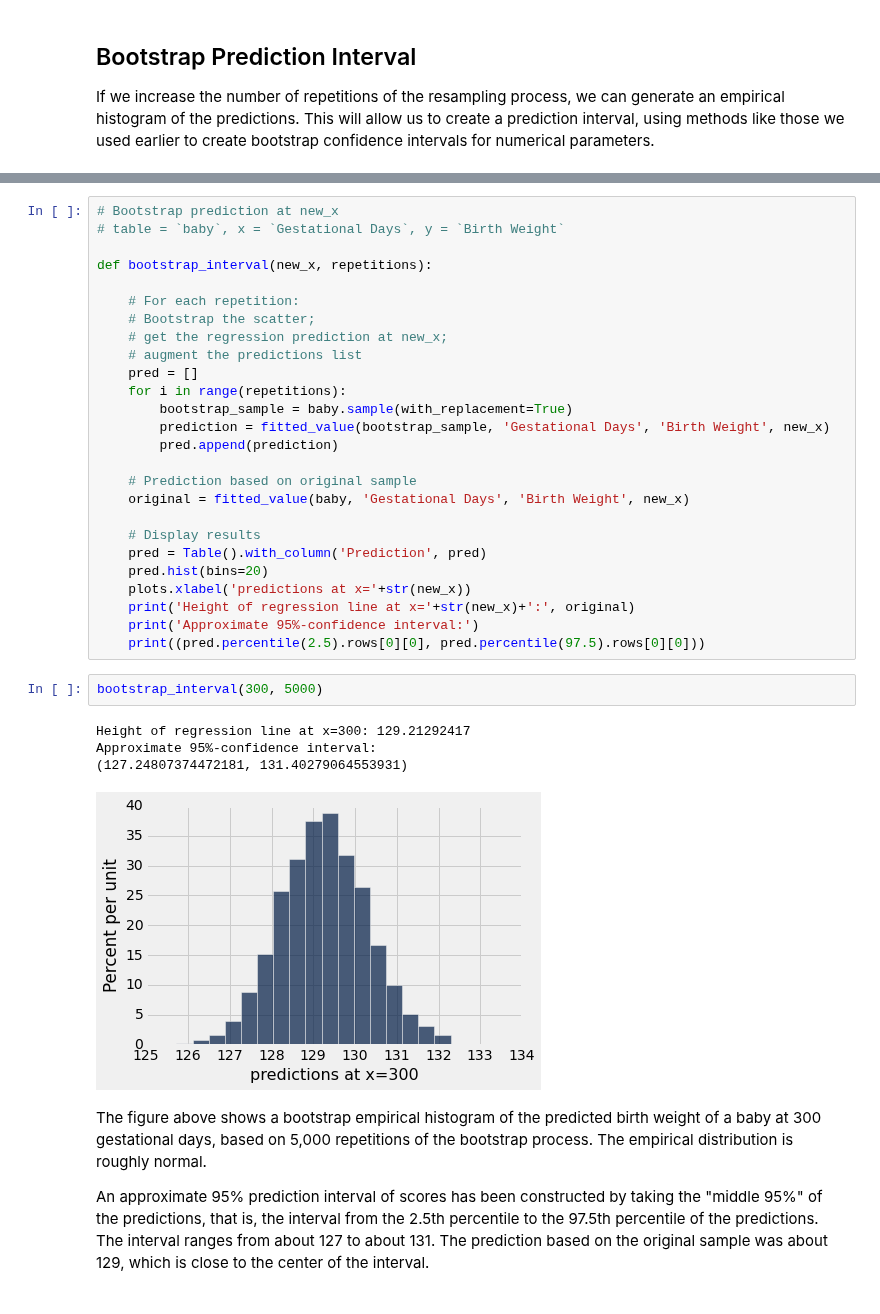
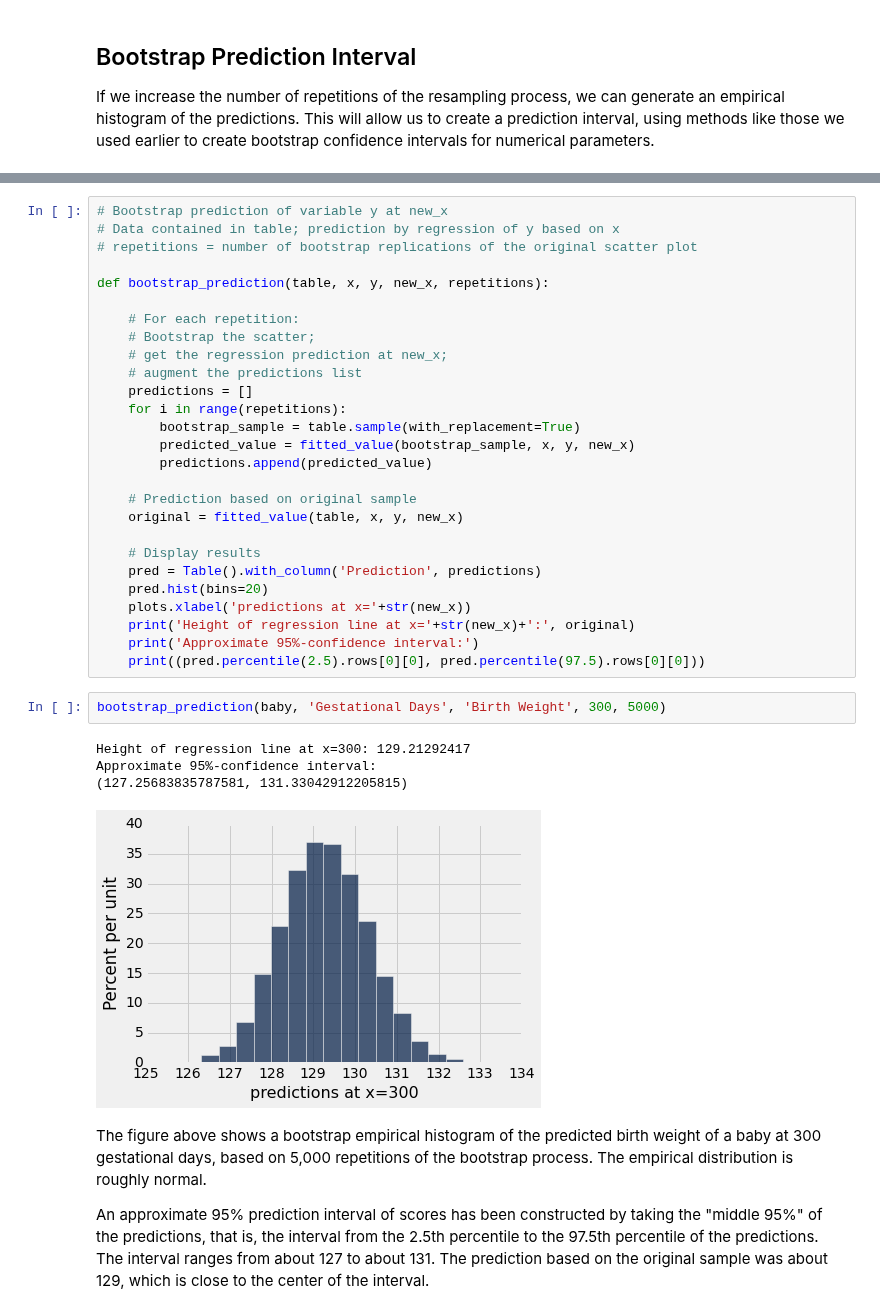
Before and after one commit to data-8/textbook, a Jupyter notebook: notebooks/RegressionInference.ipynb, the cells around one changed output, grey strips where cells are left out. Drawn from its saved outputs; the diff is of its cells as text.

Commit message:
update to regression inference

```diff
--- a/notebooks/RegressionInference.ipynb
+++ b/notebooks/RegressionInference.ipynb
@@ -292,36 +300,37 @@ If we increase the number of repetitions of the resampling process, we can gener
 # %%
-# Bootstrap prediction at new_x
-# table = `baby`, x = `Gestational Days`, y = `Birth Weight`
+# Bootstrap prediction of variable y at new_x
+# Data contained in table; prediction by regression of y based on x
+# repetitions = number of bootstrap replications of the original scatter plot
 
-def bootstrap_interval(new_x, repetitions):
+def bootstrap_prediction(table, x, y, new_x, repetitions):
 
     # For each repetition:
     # Bootstrap the scatter;
     # get the regression prediction at new_x;
     # augment the predictions list
-    pred = []
+    predictions = []
     for i in range(repetitions):
-        bootstrap_sample = baby.sample(with_replacement=True)
-        prediction = fitted_value(bootstrap_sample, 'Gestational Days', 'Birth Weight', new_x)
-        pred.append(prediction)
+        bootstrap_sample = table.sample(with_replacement=True)
+        predicted_value = fitted_value(bootstrap_sample, x, y, new_x)
+        predictions.append(predicted_value)
 
     # Prediction based on original sample
-    original = fitted_value(baby, 'Gestational Days', 'Birth Weight', new_x)
+    original = fitted_value(table, x, y, new_x)
 
     # Display results
-    pred = Table().with_column('Prediction', pred)
+    pred = Table().with_column('Prediction', predictions)
     pred.hist(bins=20)
     plots.xlabel('predictions at x='+str(new_x))
     print('Height of regression line at x='+str(new_x)+':', original)
     print('Approximate 95%-confidence interval:')
     print((pred.percentile(2.5).rows[0][0], pred.percentile(97.5).rows[0][0]))
-# %%
-bootstrap_interval(300, 5000)
-# %% [output]
-Height of regression line at x=300: 129.21292417
-Approximate 95%-confidence interval:
-(127.24807374472181, 131.40279064553931)
-[figure, removed]
+# %%
+bootstrap_prediction(baby, 'Gestational Days', 'Birth Weight', 300, 5000)
+# %% [output]
+Height of regression line at x=300: 129.21292417
+Approximate 95%-confidence interval:
+(127.25683835787581, 131.33042912205815)
+[figure, added]
 # %% [markdown]
 The figure above shows a bootstrap empirical histogram of the predicted birth weight of a baby at 300 gestational days, based on 5,000 repetitions of the bootstrap process. The empirical distribution is roughly normal.
 
```
Also changed, not shown: parts of 30 cells of this notebook.
